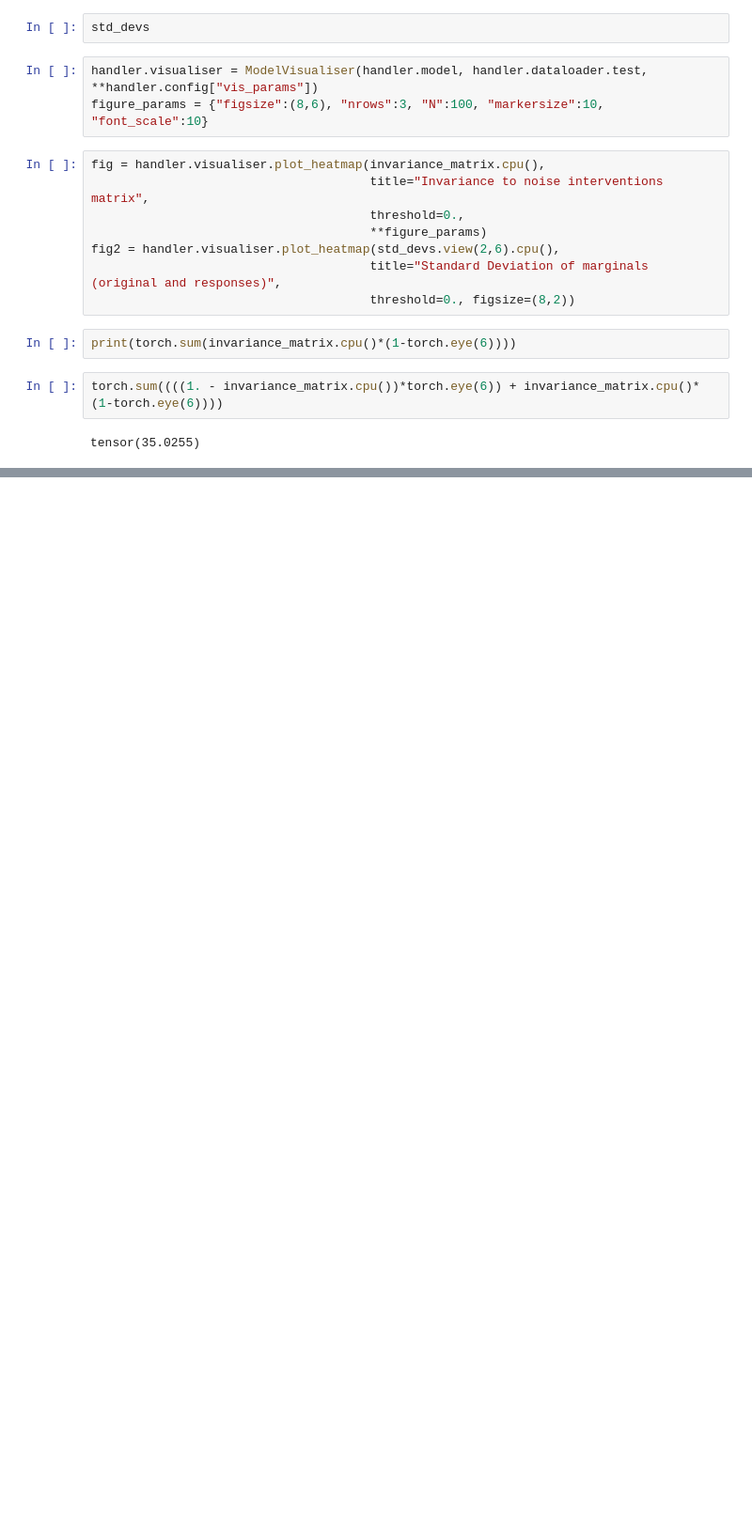
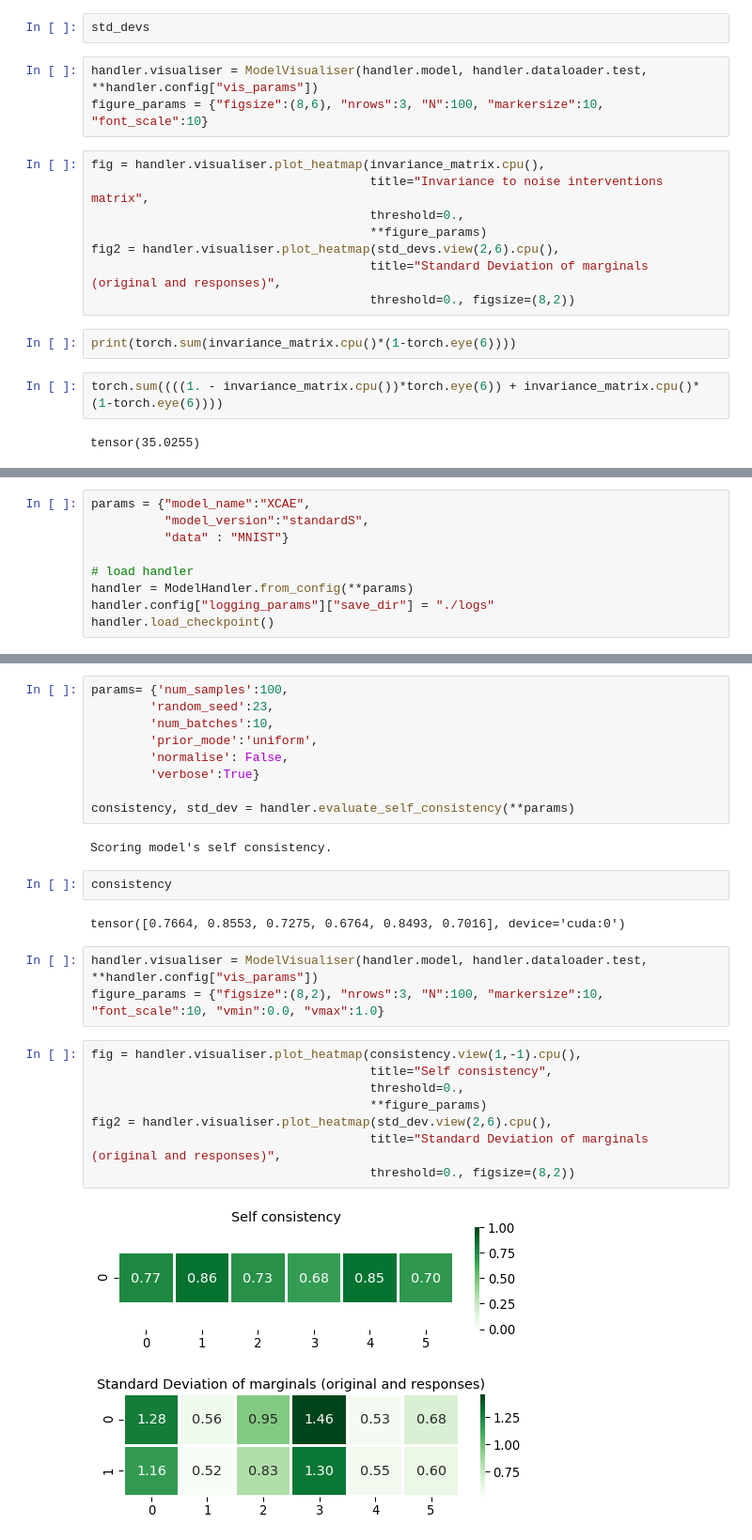
Before and after one commit to GiuliaLanzillotta/CausalAE, a Jupyter notebook: visualisations/Scoring.ipynb, the cells around one changed output, grey strips where cells are left out. Shown at 94% size. Saved outputs shown, nothing was run; the diff lists cells and outputs as text; blank space fills up the shorter version.

```diff
--- a/visualisations/Scoring.ipynb
+++ b/visualisations/Scoring.ipynb
@@ -357,0 +407,9 @@ tensor(35.0255)
+# %%
+params = {"model_name":"XCAE",
+          "model_version":"standardS",
+          "data" : "MNIST"}
+
+# load handler
+handler = ModelHandler.from_config(**params)
+handler.config["logging_params"]["save_dir"] = "./logs"
+handler.load_checkpoint()
@@ -357,0 +434,29 @@ tensor(35.0255)
+# %%
+params= {'num_samples':100,
+        'random_seed':23,
+        'num_batches':10,
+        'prior_mode':'uniform',
+        'normalise': False,
+        'verbose':True}
+
+consistency, std_dev = handler.evaluate_self_consistency(**params)
+# %% [output]
+Scoring model's self consistency.
+# %%
+consistency
+# %% [output]
+tensor([0.7664, 0.8553, 0.7275, 0.6764, 0.8493, 0.7016], device='cuda:0')
+# %%
+handler.visualiser = ModelVisualiser(handler.model, handler.dataloader.test, **handler.config["vis_params"])
+figure_params = {"figsize":(8,2), "nrows":3, "N":100, "markersize":10, "font_scale":10, "vmin":0.0, "vmax":1.0}
+# %%
+fig = handler.visualiser.plot_heatmap(consistency.view(1,-1).cpu(),
+                                      title="Self consistency",
+                                      threshold=0.,
+                                      **figure_params)
+fig2 = handler.visualiser.plot_heatmap(std_dev.view(2,6).cpu(),
+                                      title="Standard Deviation of marginals (original and responses)",
+                                      threshold=0., figsize=(8,2))
+# %% [output]
+[figure, added]
+[figure, added]
```
Also changed, not shown: parts of 8 cells of this notebook, 26 other files.
